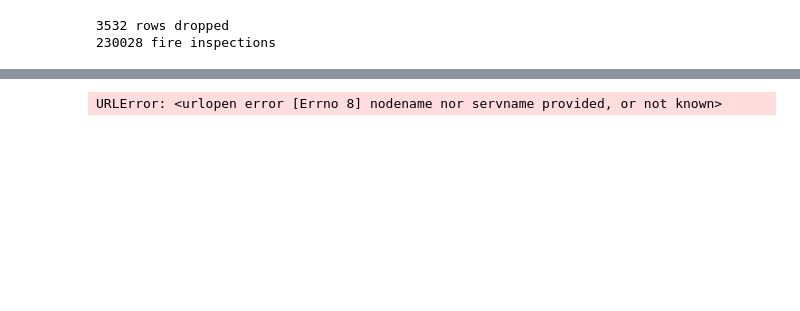
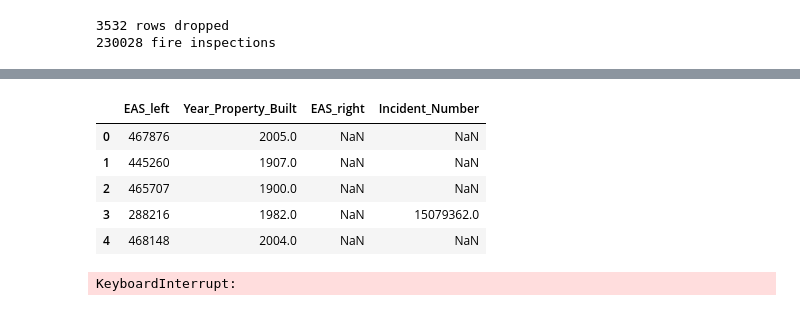
Before and after one commit to sfbrigade/datasci-firerisk, a Jupyter notebook: match_raw_datasets_with_EAS.ipynb, the cells around one changed output, grey strips where cells are left out. Saved outputs shown, nothing was run; the diff lists cells and outputs as text; code cells hidden in the pictures; blank space fills up the shorter version.

Commit message:
pushing notebook to match raw data with EAS

```diff
--- a/match_raw_datasets_with_EAS.ipynb
+++ b/match_raw_datasets_with_EAS.ipynb
@@ -205,46 +230,16 @@ matched_inspections.to_csv('raw_data/matched_inspections.csv')
 
 matched_taxroll_data.to_csv('raw_data/matched_taxroll_data.csv')
-# %%
-
-
-""" Function to fetch data from SODA API. Parameters consist of the API endpoint, upper limit on the dataset's
-    number of rows, number of rows to fetch at a time (limit), and a list to store the results """
-
-# def fetch_data(endpoint, upperlim, limit, lst):
-#     # personal app token
-#     appToken = "GhH2TZgjbeJ5y6Zz2jAW65Jam"
-#     # loop through to grab data in batches
-#     for batch in range(0, upperlim, limit):
-#         query = ("https://data.sfgov.org/resource/%s.json?$$app_token=%s&$limit=%i&$offset=%i" %
-#                                                      (endpoint, appToken, limit, batch))
-#         rawdata = pd.read_json(query)
-#         lst.append(rawdata)
-#         if len(lst)%10==0:
-#             print('%s batches collected' % len(lst))
-#     return pd.concat(lst)
-
-# """ Fetch fire incident dataset. """
-
-# fire_incident_endpoint = "wbb6-uh78"
-# # we'll grab dataset in batches and append to list; then concatenate
-# fire_incidents = []
-# # batch size
-# limit = 5000
-# # fire incident dataset is 463K rows
-# upperlim = 500000
-
-# # careful... takes a long time to fetch the whole dataset
-# incidentdf = fetch_data(fire_incident_endpoint, upperlim, limit, fire_incidents)
-
-
-# """ Fetch taxroll dataset. """
-
-# tax_endpoint = "fk72-cxc3"
-
-# taxdata_list = []
-
-# upperlim = 2000000
-
-# fetch_data(tax_endpoint, upperlim, limit, taxdata_list)
-# %% [output]
-URLError: <urlopen error [Errno 8] nodename nor servname provided, or not known>
+# %%
+matched_taxroll_data[['EAS', 'Year_Property_Built']].join(matched_fire_incidents[['EAS', 'Incident_Number']], on='EAS',
+                                                         lsuffix='_left', rsuffix='_right').head()
+# %% [output]
+|  | EAS_left | Year_Property_Built | EAS_right | Incident_Number |
+| 0 | 467876 | 2005.0 | NaN | NaN |
+| 1 | 445260 | 1907.0 | NaN | NaN |
+| 2 | 465707 | 1900.0 | NaN | NaN |
+| 3 | 288216 | 1982.0 | NaN | 15079362.0 |
+| 4 | 468148 | 2004.0 | NaN | NaN |
+# %%
+matched_taxroll_data.merge(matched_fire_incidents, on='EAS').head()
+# %% [output]
+KeyboardInterrupt:
```
Also changed, not shown: parts of 8 cells of this notebook, 1 other file.
